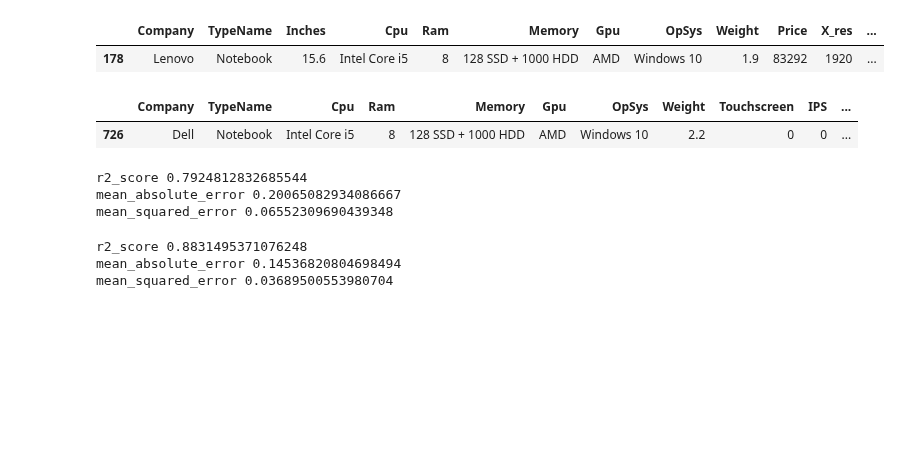
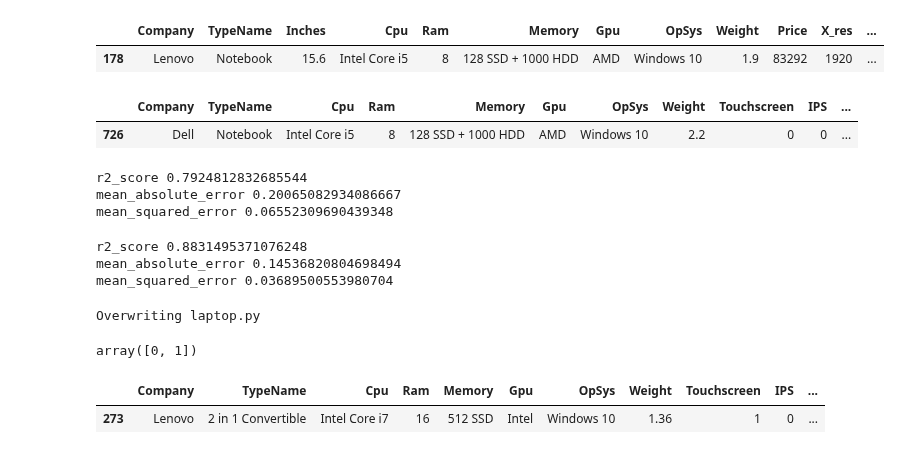
Before and after one commit to Avdhoot-Ukirde/Virtual-Environment-streamlit-Prediction-model, a Jupyter notebook: laptop.ipynb, the cells around one changed output. Saved outputs shown, nothing was run; the diff lists cells and outputs as text; code cells hidden in the pictures; blank space fills up the shorter version.

Commit message:
creating a streamlit app for the laptop price model

```diff
--- a/laptop.ipynb
+++ b/laptop.ipynb
@@ -526,0 +532,35 @@ mean_squared_error 0.03689500553980704
+# %%
+%%writefile laptop.py
+
+import streamlit as st
+import pickle
+import numpy as np
+
+df= pickle.load(open('df.pkl','rb'))
+pipe= pickle.load(open('pipe.pkl','rb'))
+
+st.title("Prediction model for Laptop Price")
+
+company = st.selectbox("Brand",df['Company'].unique(),index = 3)
+type = st.selectbox("Type of Laptop",df['TypeName'].unique(),index = 1)
+cpu = st.selectbox("Cpu Name",df['Cpu'].unique(), index=0)
+ram = st.selectbox("RAM",np.array([2,4,6,8,12,16,24,32,64,128]),index = 3)
+memory =  st.selectbox("Memory Storage",df['Memory'].unique(),index = 4)
+hdd = st.selectbox("HDD Storage",np.array([0,128,500,1000,2000]), index = 2)
+ssd= st.selectbox("SSD Storage",np.array([0,8,16,32,64,128,180,240,256,512,768,1000,1024]),index = 9)
+hybrid = st.selectbox("Hybrid",np.array([0,508,1000]),index = 2)
+flash_storage =  st.selectbox("Flash Storage",np.array([0,16,32,64,128,256,512]),index = 5)
+gpu =  st.selectbox("GPU",df['Gpu'].unique(),index = 0)
+opsys = st.selectbox("Operating System",df['OpSys'].unique(),index = 1)
+weight = st.number_input("weight of the laptop(in kg)",min_value=0.6,max_value= 4.7,value=2.0 ,step =0.1 )
+# %% [output]
+Overwriting laptop.py
+# %%
+df['Touchscreen'].unique()
+# %% [output]
+array([0, 1])
+# %%
+X_train.sample()
+# %% [output]
+|  | Company | TypeName | Cpu | Ram | Memory | Gpu | OpSys | Weight | Touchscreen | IPS | ... |
+| 273 | Lenovo | 2 in 1 Convertible | Intel Core i7 | 16 | 512 SSD | Intel | Windows 10 | 1.36 | 1 | 0 | ... |
```
Also changed, not shown: parts of 1 cell of this notebook, 3 other files.
